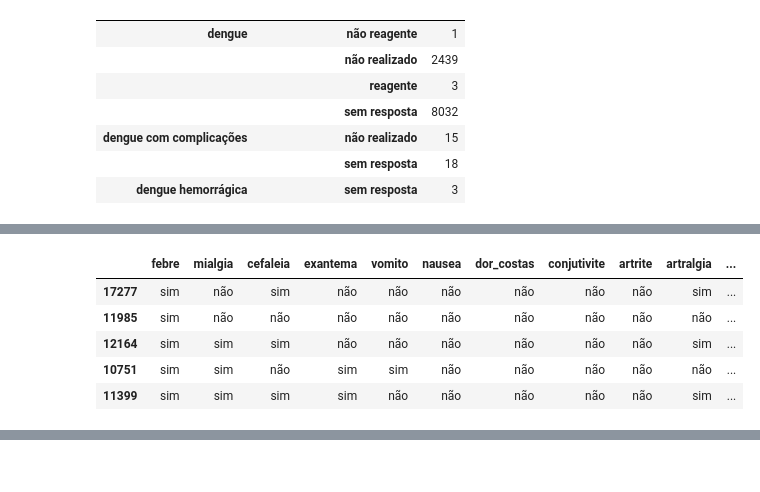
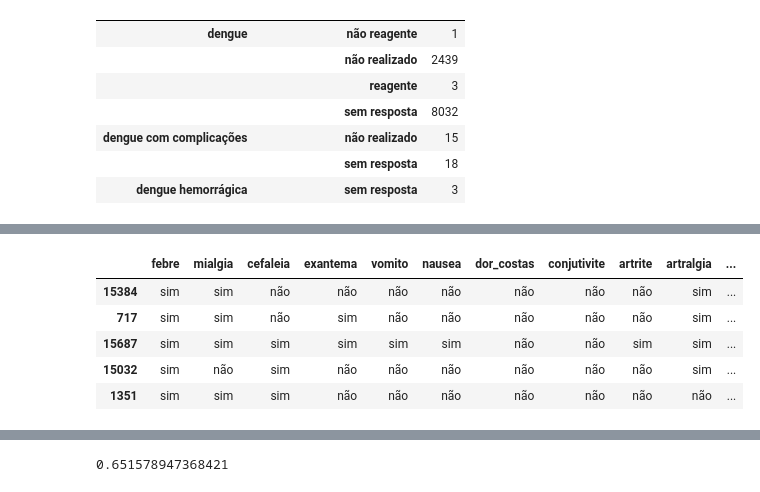
Before and after one commit to if1015-datascience-ufpe/2018-1-projeto-apt, a Jupyter notebook: dengue.ipynb, the cells around one changed output, grey strips where cells are left out. Drawn from its saved outputs; the diff is of its cells as text; code cells hidden in the pictures.

Commit message:
Start tests with classification

```diff
--- a/dengue.ipynb
+++ b/dengue.ipynb
@@ -327,26 +327,45 @@ hv.DynamicMap(
 # %%
 %%opts Bars [width=700 height=500 xrotation=90 tools=['hover'] show_legend=False]
 
 symptoms = [
     'febre', 'mialgia', 'cefaleia', 'exantema', 'vomito', 'nausea', 'dor_costas', 'conjutivite', 'artrite',
     'artralgia', 'petequia_n', 'leucopenia', 'laco', 'dor_retro'
 ]
 symptoms_df = df[[*symptoms, 'tp_classificacao_final']]
-symptoms_df = symptoms_df[symptoms_df['febre'] != 'sem resposta']
+symptoms_df = symptoms_df[(symptoms_df['febre'] != 'sem resposta') & (symptoms_df['tp_classificacao_final'] != 'sem resposta')]
 
 display(symptoms_df.sample(5))
 
 def compute_symptoms_chart(symptom):
     return hv.Bars(symptoms_df.groupby(['tp_classificacao_final', symptom]).size()\
         .groupby(level=0).apply(lambda s: s / s.sum()).rename('ratio').to_frame())
 
 # Dynamic map was getting buggy
 hv.HoloMap({s: compute_symptoms_chart(s) for s in symptoms}, kdims='Sintoma')
 # %% [output]
 |  | febre | mialgia | cefaleia | exantema | vomito | nausea | dor_costas | conjutivite | artrite | artralgia | ... |
-| 17277 | sim | não | sim | não | não | não | não | não | não | sim | ... |
-| 11985 | sim | não | não | não | não | não | não | não | não | não | ... |
-| 12164 | sim | sim | sim | não | não | não | não | não | não | sim | ... |
-| 10751 | sim | sim | não | sim | sim | não | não | não | não | não | ... |
-| 11399 | sim | sim | sim | sim | não | não | não | não | não | sim | ... |
+| 15384 | sim | sim | não | não | não | não | não | não | não | sim | ... |
+| 717 | sim | sim | não | sim | não | não | não | não | não | sim | ... |
+| 15687 | sim | sim | sim | sim | sim | sim | não | não | sim | sim | ... |
+| 15032 | sim | não | sim | não | não | não | não | não | não | sim | ... |
+| 1351 | sim | sim | sim | não | não | não | não | não | não | não | ... |
 [interactive output not drawn]
+# %%
+from sklearn.model_selection import train_test_split
+from sklearn.ensemble import RandomForestClassifier
+
+numeric_symptoms_df = symptoms_df.apply(lambda x: x.apply(lambda v: 0 if v == 'não' else 1 if v == 'sim' else v))
+numeric_symptoms_df['tp_classificacao_final'] =\
+    numeric_symptoms_df['tp_classificacao_final'].apply(lambda v: 'dengue' if v.startswith('dengue') else v)
+
+data = numeric_symptoms_df.drop('tp_classificacao_final', axis='columns')
+classes = numeric_symptoms_df['tp_classificacao_final']
+
+data_train, data_test, classes_train, classes_test = train_test_split(data,classes, test_size=0.3)
+
+rfc = RandomForestClassifier(class_weight='balanced')
+rfc.fit(data_train, classes_train)
+
+rfc.score(data_test, classes_test)
+# %% [output]
+0.651578947368421
```
Also changed, not shown: 1 other file.
